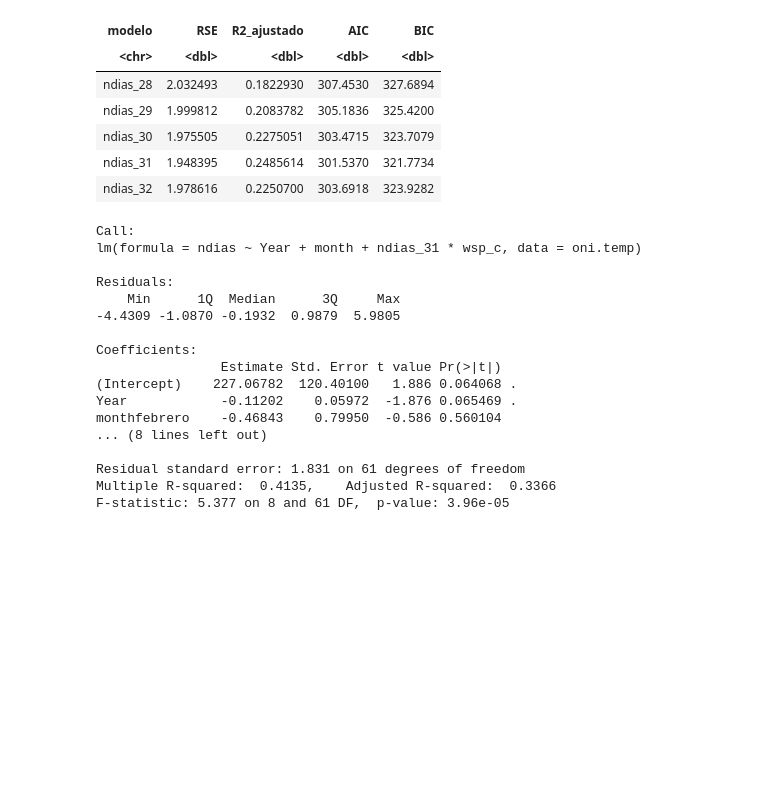
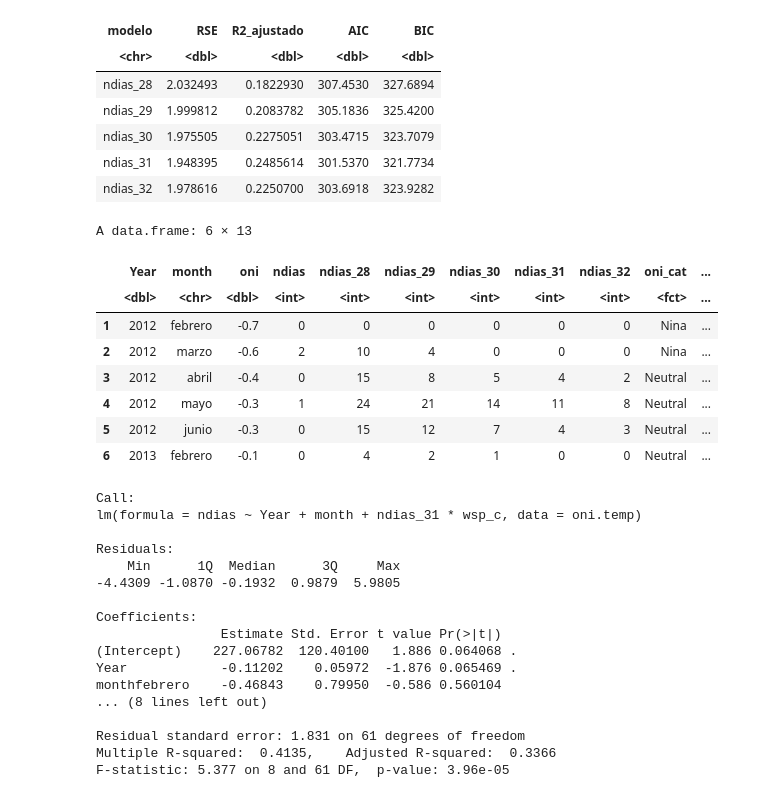
Before and after one commit to erdavg/pronostico_O3, a Jupyter notebook: Regresión lineal.ipynb, the cells around one changed output. Cells and saved outputs as stored; diff of their text form; code cells hidden in the pictures; blank space fills up the shorter version.

```diff
--- a/Regresión lineal.ipynb
+++ b/Regresión lineal.ipynb
@@ -389,6 +931,19 @@ A data.frame: 5 × 5
 | ndias_30 | 1.975505 | 0.2275051 | 303.4715 | 323.7079 |
 | ndias_31 | 1.948395 | 0.2485614 | 301.5370 | 321.7734 |
 | ndias_32 | 1.978616 | 0.2250700 | 303.6918 | 323.9282 |
+# %%
+# Revision de DF
+head(oni.temp)
+# %% [output]
+A data.frame: 6 × 13
+|  | Year | month | oni | ndias | ndias_28 | ndias_29 | ndias_30 | ndias_31 | ndias_32 | oni_cat | ... |
+|  | <dbl> | <chr> | <dbl> | <int> | <int> | <int> | <int> | <int> | <int> | <fct> | ... |
+| 1 | 2012 | febrero | -0.7 | 0 | 0 | 0 | 0 | 0 | 0 | Nina | ... |
+| 2 | 2012 | marzo | -0.6 | 2 | 10 | 4 | 0 | 0 | 0 | Nina | ... |
+| 3 | 2012 | abril | -0.4 | 0 | 15 | 8 | 5 | 4 | 2 | Neutral | ... |
+| 4 | 2012 | mayo | -0.3 | 1 | 24 | 21 | 14 | 11 | 8 | Neutral | ... |
+| 5 | 2012 | junio | -0.3 | 0 | 15 | 12 | 7 | 4 | 3 | Neutral | ... |
+| 6 | 2013 | febrero | -0.1 | 0 | 4 | 2 | 1 | 0 | 0 | Neutral | ... |
 # %%
 # Modelo con interaccion
 mod_inter_c <- lm(
```
Also changed, not shown: parts of 42 cells of this notebook.
